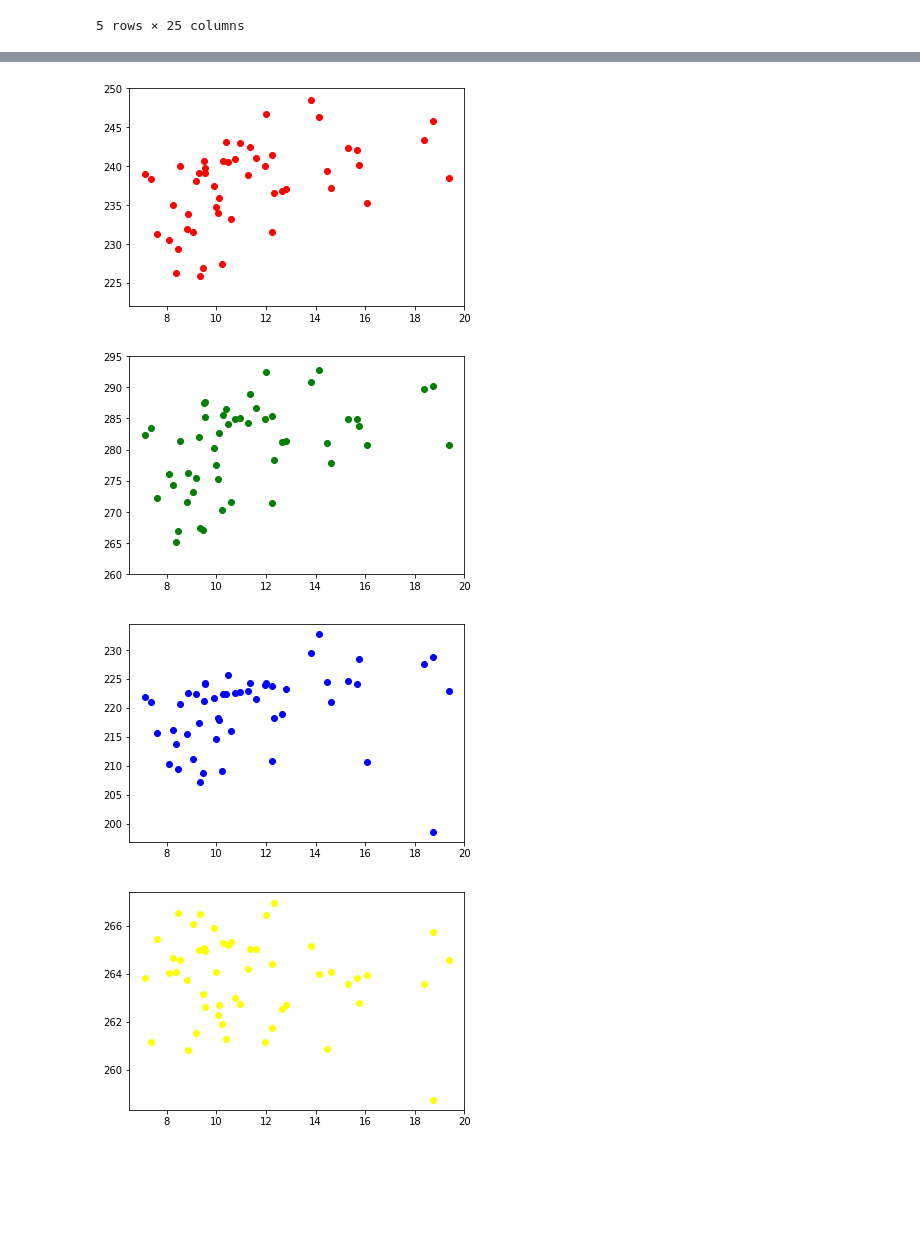
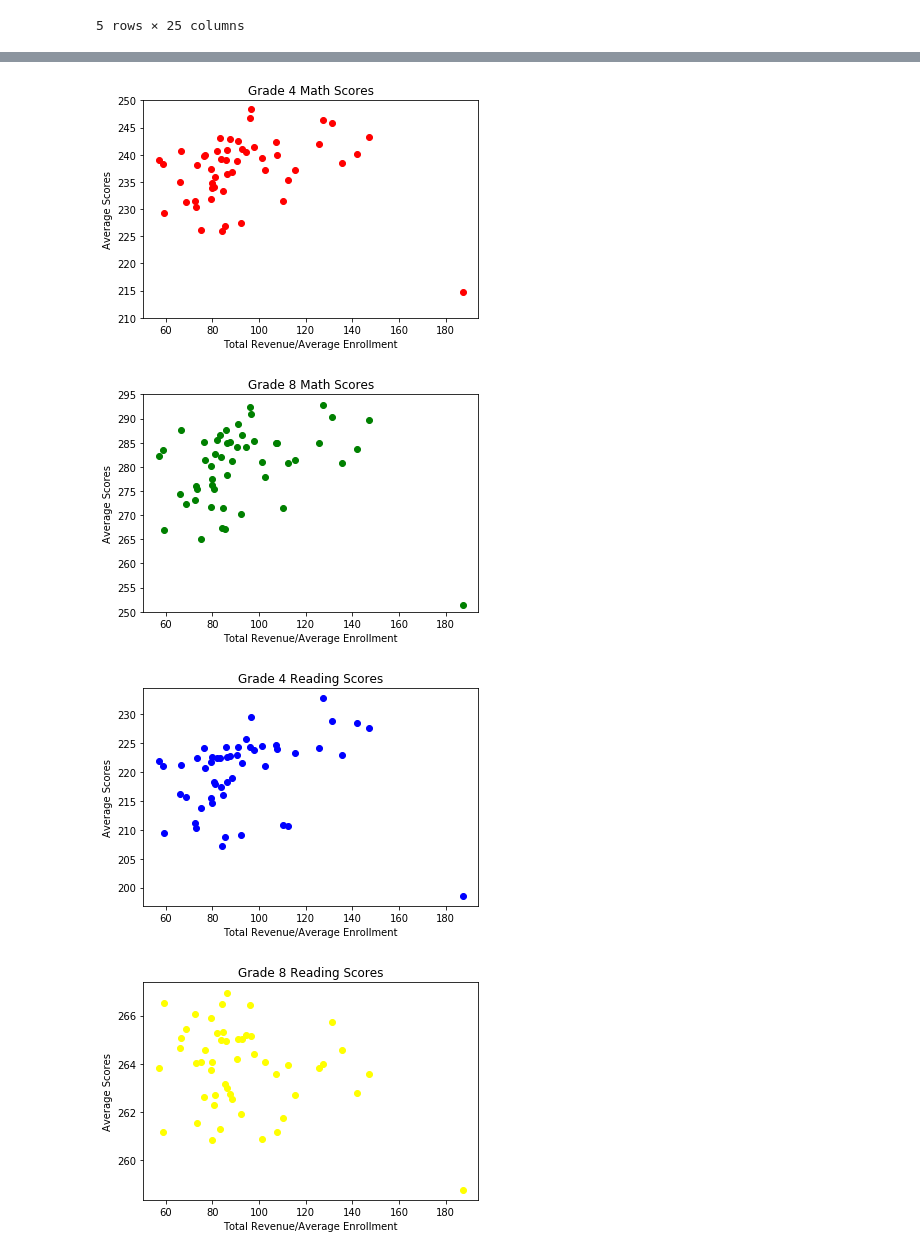
Before and after one commit to Aritra23/bootcamp-project, a Jupyter notebook: Untitled.ipynb, the cells around one changed output, grey strips where cells are left out. Cells and saved outputs as stored; diff of their text form; code cells hidden in the pictures; blank space fills up the shorter version.

```diff
--- a/Untitled.ipynb
+++ b/Untitled.ipynb
@@ -31,6 +32,7 @@ df.head()
 # %%
 #dropping all rows with missing values in specified columns and dropping all unneeded columns
 new = df.dropna(subset=['AVG_MATH_4_SCORE','AVG_MATH_8_SCORE','AVG_READING_4_SCORE','AVG_READING_8_SCORE'])
-new = new.drop(columns=['PRIMARY_KEY','TOTAL_EXPENDITURE','OTHER_EXPENDITURE','INSTRUCTION_EXPENDITURE','SUPPORT_SERVICES_EXPENDITURE',"SUPPORT_SERVICES_EXPENDITURE","CAPITAL_OUTLAY_EXPENDITURE"])
-new.head(10)
+new = new.drop(columns=['PRIMARY_KEY','OTHER_EXPENDITURE','INSTRUCTION_EXPENDITURE','SUPPORT_SERVICES_EXPENDITURE',"SUPPORT_SERVICES_EXPENDITURE","CAPITAL_OUTLAY_EXPENDITURE"])
+new['TOTAL_EXPENDITURE'] = new['TOTAL_EXPENDITURE'] * 1000
+new.head()
 # %% [output]
@@ -48,7 +70,7 @@ new.head(10)
 # %%
+#grouping by state to find sum of total revenues
 group = new.groupby(['STATE'])
 sum_group = group.sum()
-totals = sum_group[['ENROLL','TOTAL_REVENUE']]
-totals['REV/ENR'] = totals['TOTAL_REVENUE'] / totals['ENROLL']
+totals = sum_group[['TOTAL_EXPENDITURE','ENROLL']]
 totals['STATE'] = totals.index
-totals
+totals.head()
@@ -84,7 +77,14 @@ See the caveats in the documentation: http://pandas.pydata.org/pandas-docs/stabl
 # %%
+#grouping by state to find mean values for columns where needed
 group2 = new.groupby('STATE')
 avg_group = group2.mean()
 scores = avg_group[['AVG_MATH_4_SCORE','AVG_MATH_8_SCORE','AVG_READING_4_SCORE','AVG_READING_8_SCORE']]
 scores['STATE'] = scores.index
+#merging two new data frames on STATE
 merger = pd.merge(totals,scores,how='outer',on='STATE')
-merger
+merger['EXP/ENR'] = merger['TOTAL_EXPENDITURE'] / merger['ENROLL']
+states = merger['STATE']
+#fixing values in state column
+states = [state.capitalize() for state in states]
+merger['STATE'] = states
+merger.head()
@@ -116,16 +91,33 @@ Defaulting to column, but this will raise an ambiguity error in a future version
 # %%
-plt.scatter(merger['REV/ENR'],merger['AVG_MATH_4_SCORE'],color='red')
-plt.ylim(222,250)
+#plotting by grade and subject
+plt.scatter(merger['EXP/ENR'],merger['AVG_MATH_4_SCORE'],color='red')
+plt.ylabel('Average Scores')
+plt.xlabel('Total Expenditure/Average Enrollment')
+plt.title('Grade 4 Math Scores')
+plt.ylim(210,250)
+plt.savefig("math_4_chart1.png")
 plt.show()
-plt.scatter(merger['REV/ENR'],merger['AVG_MATH_8_SCORE'],color='green')
-plt.ylim(260,295)
+plt.scatter(merger['exp/ENR'],merger['AVG_MATH_8_SCORE'],color='green')
+plt.ylabel('Average Scores')
+plt.xlabel('Total Expenditure/Average Enrollment')
+plt.title('Grade 8 Math Scores')
+plt.ylim(250,295)
+plt.savefig("math_8_chart1.png")
 plt.show()
-plt.scatter(merger['REV/ENR'],merger['AVG_READING_4_SCORE'],color='blue')
+plt.scatter(merger['EXP/ENR'],merger['AVG_READING_4_SCORE'],color='blue')
+plt.ylabel('Average Scores')
+plt.xlabel('Total expenditure/Average Enrollment')
+plt.title('Grade 4 Reading Scores')
+plt.savefig("read_4_chart1.png")
 plt.show()
-plt.scatter(merger['REV/ENR'],merger['AVG_READING_8_SCORE'],color='yellow')
+plt.scatter(merger['EXP/ENR'],merger['AVG_READING_8_SCORE'],color='yellow')
+plt.ylabel('Average Scores')
+plt.xlabel('Total Expenditure/Average Enrollment')
+plt.title('Grade 8 Reading Scores')
+plt.savefig("read_8_chart1.png")
 plt.show()
 # %% [output]
-[figure, old version]
+[figure, new version]
-[figure, old version]
+[figure, new version]
-[figure, old version]
+[figure, new version]
-[figure, old version]
+[figure, new version]
```
Also changed, not shown: parts of 20 cells of this notebook, 15 other files.
